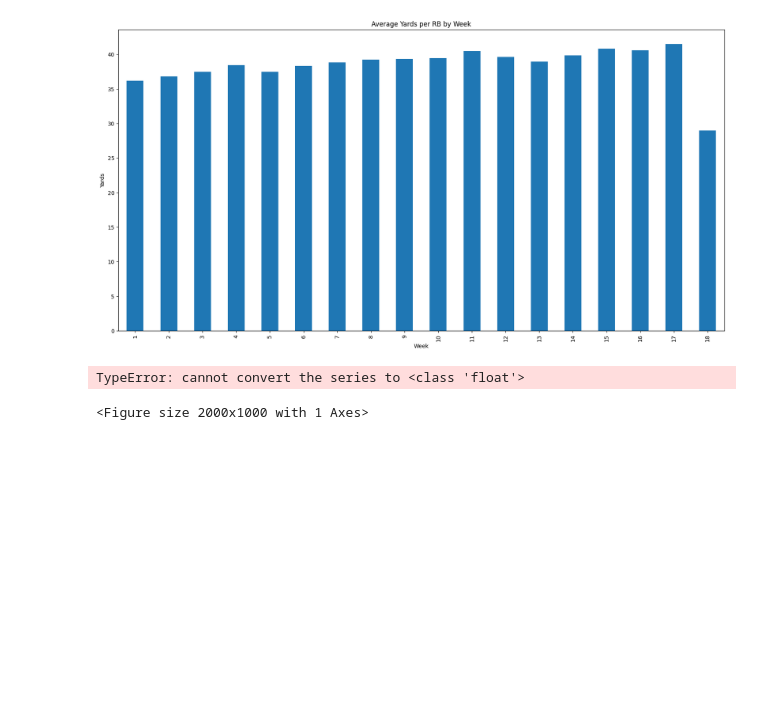
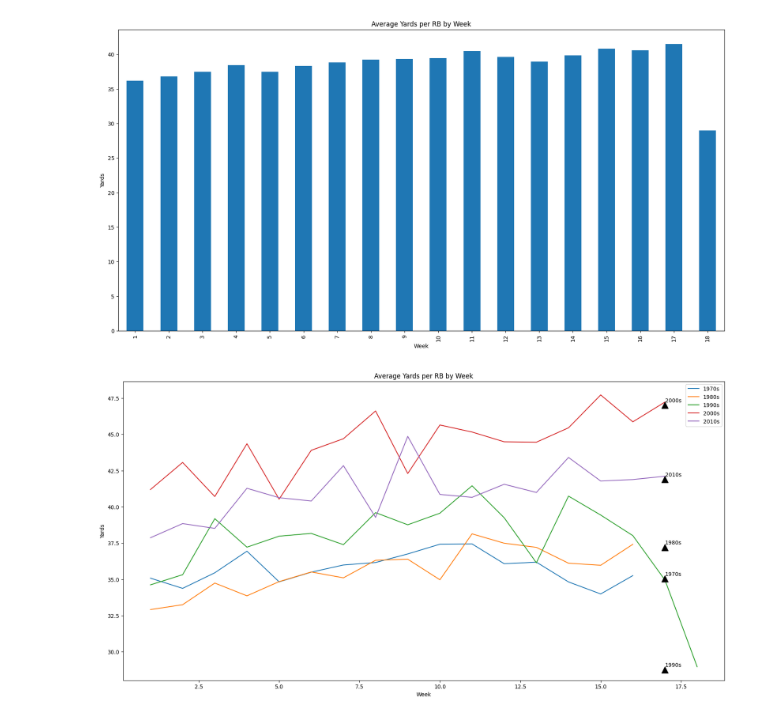
Before and after one commit to cameronmcginley/random-nfl-data, a Jupyter notebook: random.ipynb, the cells around one changed output. Saved outputs shown, nothing was run; the diff lists cells and outputs as text; code cells hidden in the pictures; blank space fills up the shorter version.

Commit message:
fix annotate

```diff
--- a/random.ipynb
+++ b/random.ipynb
@@ -102,33 +102,32 @@ plt.show()
 # 1970s
 rb_df_70s = rb_df[(rb_df['Year'] >= 1970) & (rb_df['Year'] < 1980)]
 rb_df_80s = rb_df[(rb_df['Year'] >= 1980) & (rb_df['Year'] < 1990)]
 rb_df_90s = rb_df[(rb_df['Year'] >= 1990) & (rb_df['Year'] < 2000)]
 rb_df_00s = rb_df[(rb_df['Year'] >= 2000) & (rb_df['Year'] < 2010)]
 rb_df_10s = rb_df[(rb_df['Year'] >= 2010) & (rb_df['Year'] < 2020)]
 
 dfs = [rb_df_70s, rb_df_80s, rb_df_90s, rb_df_00s, rb_df_10s]
 dfs_data = []
 for df in dfs:
     dfs_data.append(df.groupby('Week')['Rushing Yards'].mean())
 
 plt.figure(figsize=(20,10))
 for i in range(len(dfs_data)):
     plt.plot(dfs_data[i], label=f'{1970 + 10*i}s')
     # Put label to side of the line
     # plt.text(17, dfs_data[i], f'{1970 + 10*i}s', horizontalalignment='left', verticalalignment='center')
     # Annotate the line plot
     # plt.annotate(f'{1970 + 10*i}s', xy=(17, dfs_data[i]), xytext=(17, dfs_data[i]), arrowprops=dict(facecolor='black', shrink=0.05))
-    plt.annotate(f'{1970 + 10*i}s', xy=(17, dfs_data[i].iloc[-1]), xytext=(17, dfs_data[i].iloc[-1]), arrowprops=dict(facecolor='black', shrink=0.05)
+    plt.annotate(f'{1970 + 10*i}s', xy=(17, dfs_data[i].iloc[-1]), xytext=(17, dfs_data[i].iloc[-1]), arrowprops=dict(facecolor='black', shrink=0.05))
 
 # Annotate the line plot
 # plt.annotate('Strike', xy=(8, 100), xytext=(8, 100), arrowprops=dict(facecolor='black', shrink=0.05))
 # Put labels to sides of the lines
 # plt.text(8, 100, 'Strike', horizontalalignment='left', verticalalignment='center')
 plt.xlabel('Week')
 plt.ylabel('Yards')
 plt.title('Average Yards per RB by Week')
 plt.legend()
 plt.show()
 # %% [output]
-TypeError: cannot convert the series to <class 'float'>
-<Figure size 2000x1000 with 1 Axes>
+[figure, added]
```
